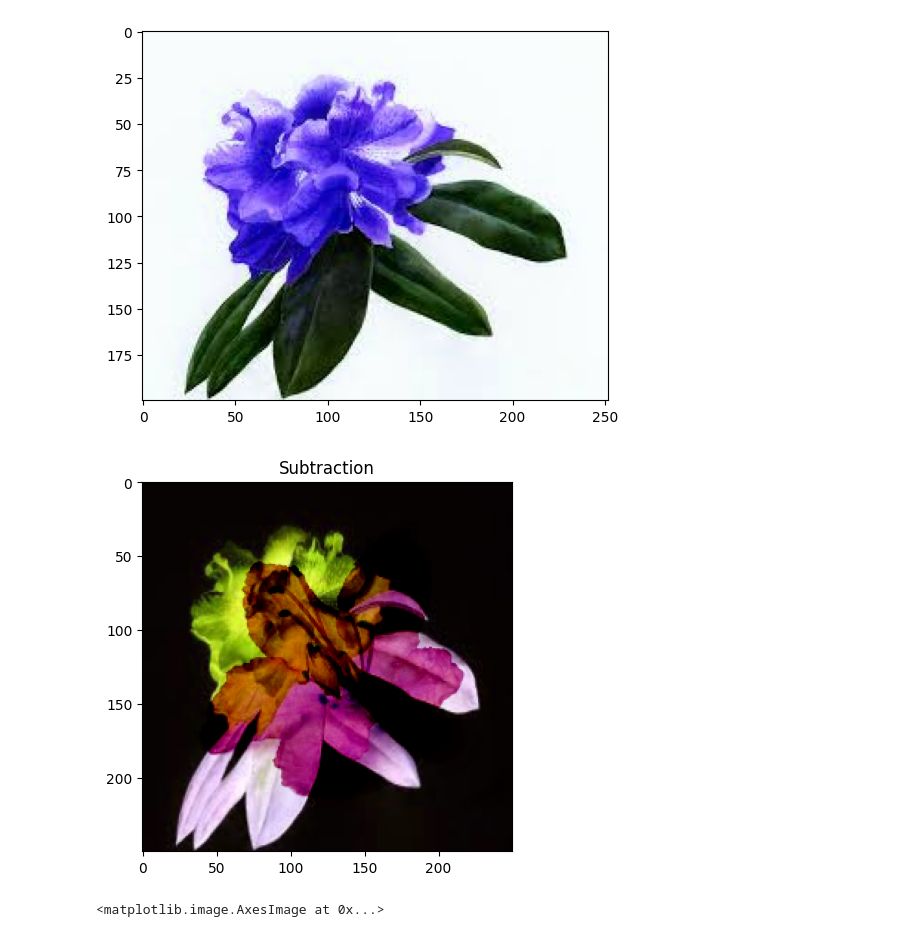
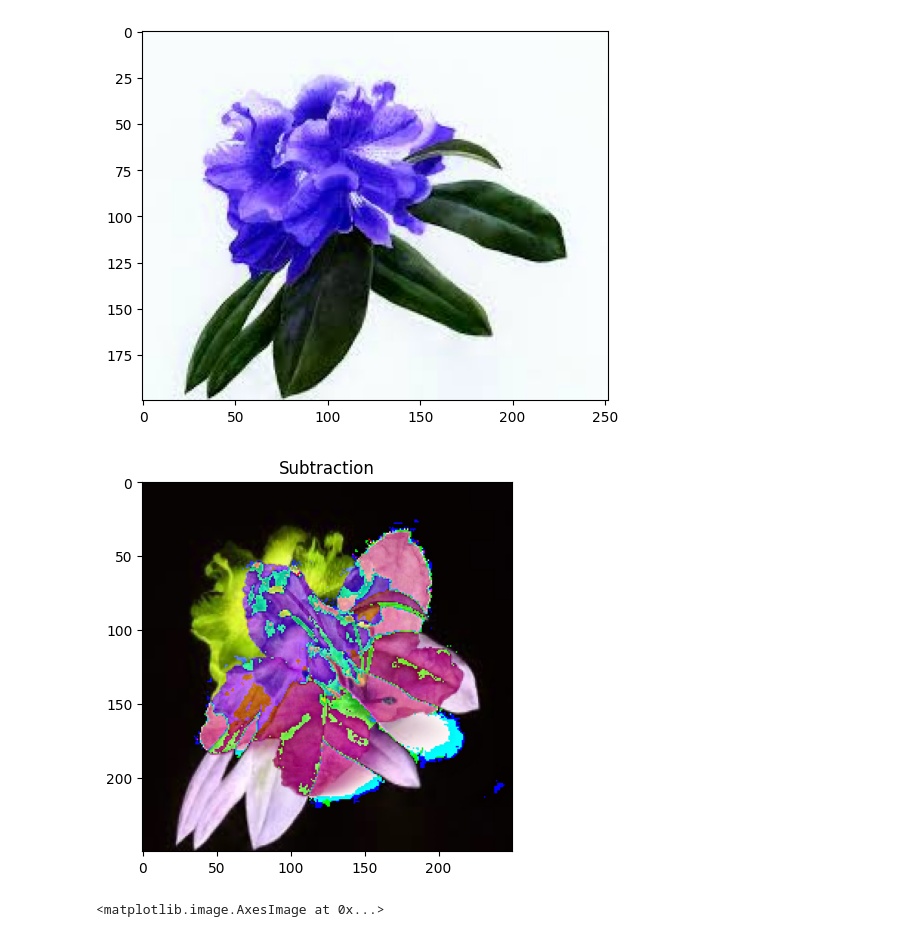
Before and after one commit to DipeshPun/Image-Processing, a Jupyter notebook: IPLab1.ipynb, the cells around one changed output. Cells and saved outputs as stored; diff of their text form; code cells hidden in the pictures.

```diff
--- a/IPLab1.ipynb
+++ b/IPLab1.ipynb
@@ -100,11 +100,11 @@ plt.show()
 # %%
 #Subtracting two different images
 img1 = cv2.resize(img1, (250, 250))#Resize images to a common size
 img2 = cv2.resize(img2, (250, 250))
-img3=cv2.subtract(img1,img2)
+img3=img1 - img2
 plt.title("Subtraction")
 plt.imshow(img3)
 plt.show()
 # %% [output]
-[figure, old version]
+[figure, new version]
 # %%
```
Also changed, not shown: parts of 11 cells of this notebook.
